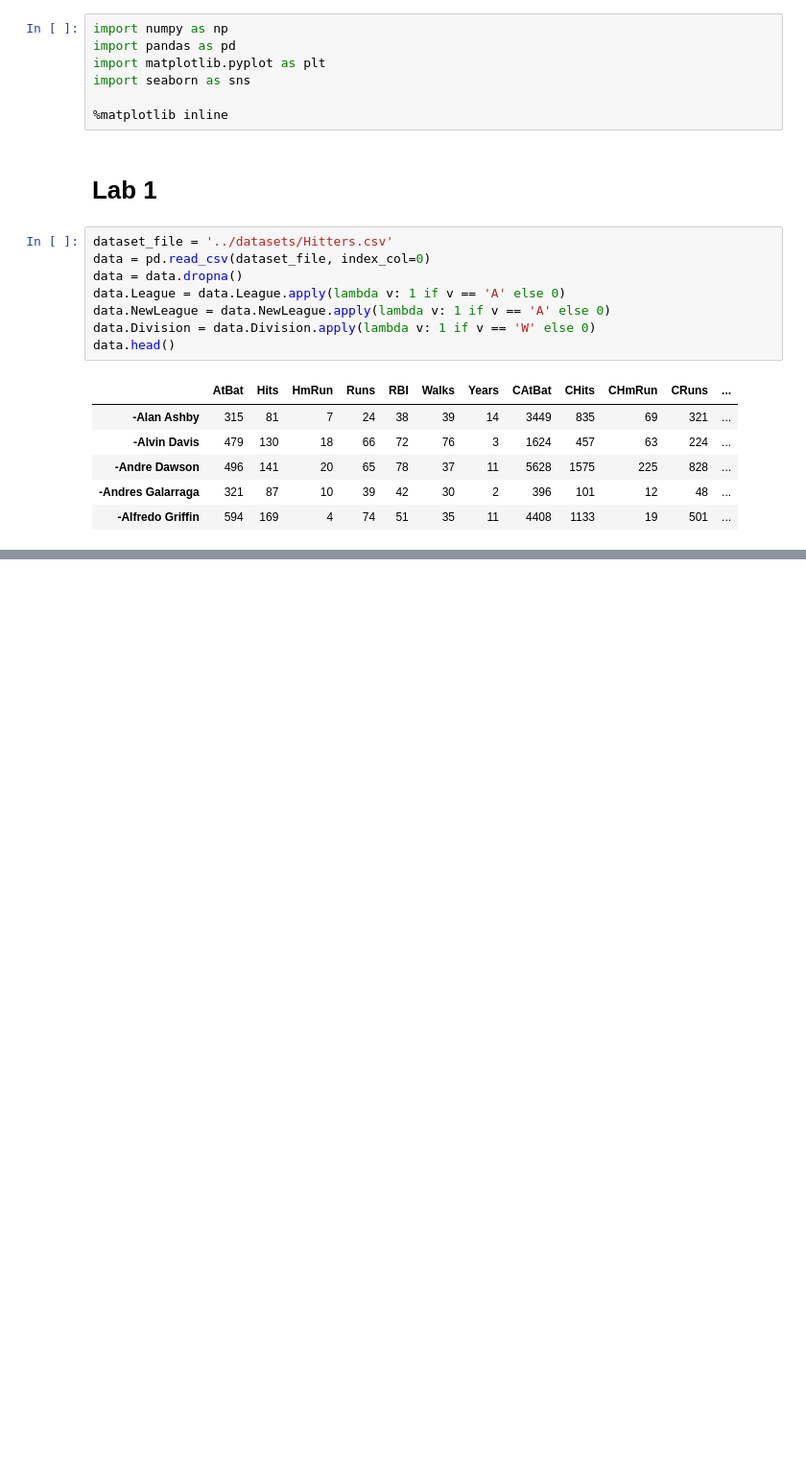
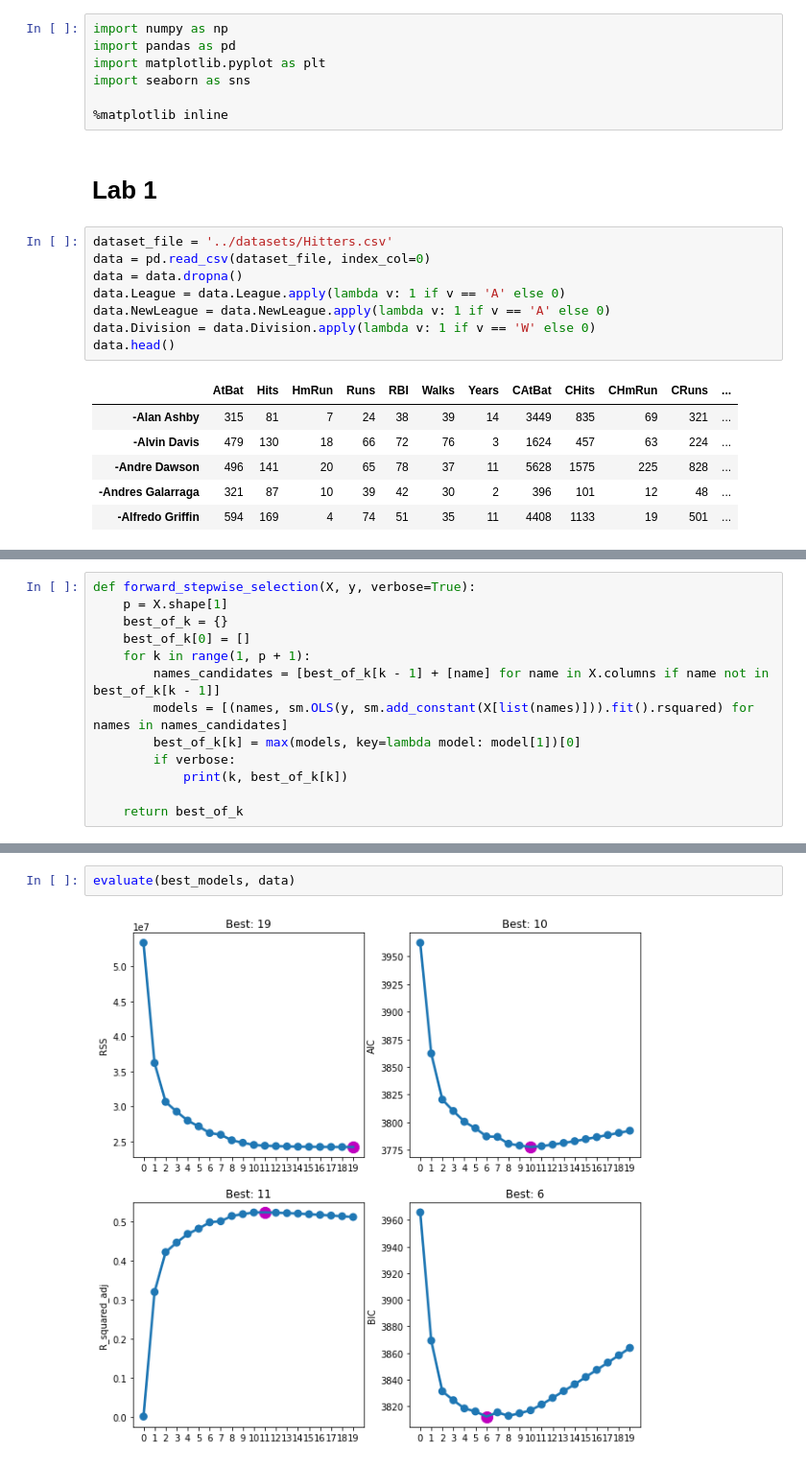
Before and after one commit to vivialprt/ISLR, a Jupyter notebook: Chapter6/Labs.ipynb, the cells around one changed output, grey strips where cells are left out. Shown: that part at 96% size. Cells and saved outputs as stored; diff of their text form; blank space fills up the shorter version.

```diff
--- a/Chapter6/Labs.ipynb
+++ b/Chapter6/Labs.ipynb
@@ -40 +139,14 @@ def best_subset_selection(X, y):
+# %%
+def forward_stepwise_selection(X, y, verbose=True):
+    p = X.shape[1]
+    best_of_k = {}
+    best_of_k[0] = []
+    for k in range(1, p + 1):
+        names_candidates = [best_of_k[k - 1] + [name] for name in X.columns if name not in best_of_k[k - 1]]
+        models = [(names, sm.OLS(y, sm.add_constant(X[list(names)])).fit().rsquared) for names in names_candidates]
+        best_of_k[k] = max(models, key=lambda model: model[1])[0]
+        if verbose:
+            print(k, best_of_k[k])
+
+    return best_of_k
 # %%
@@ -72,0 +173,4 @@ data.drop(['Salary'], axis=1).shape
+# %%
+evaluate(best_models, data)
+# %% [output]
+[figure, added]
```
Also changed, not shown: parts of 28 cells of this notebook.
